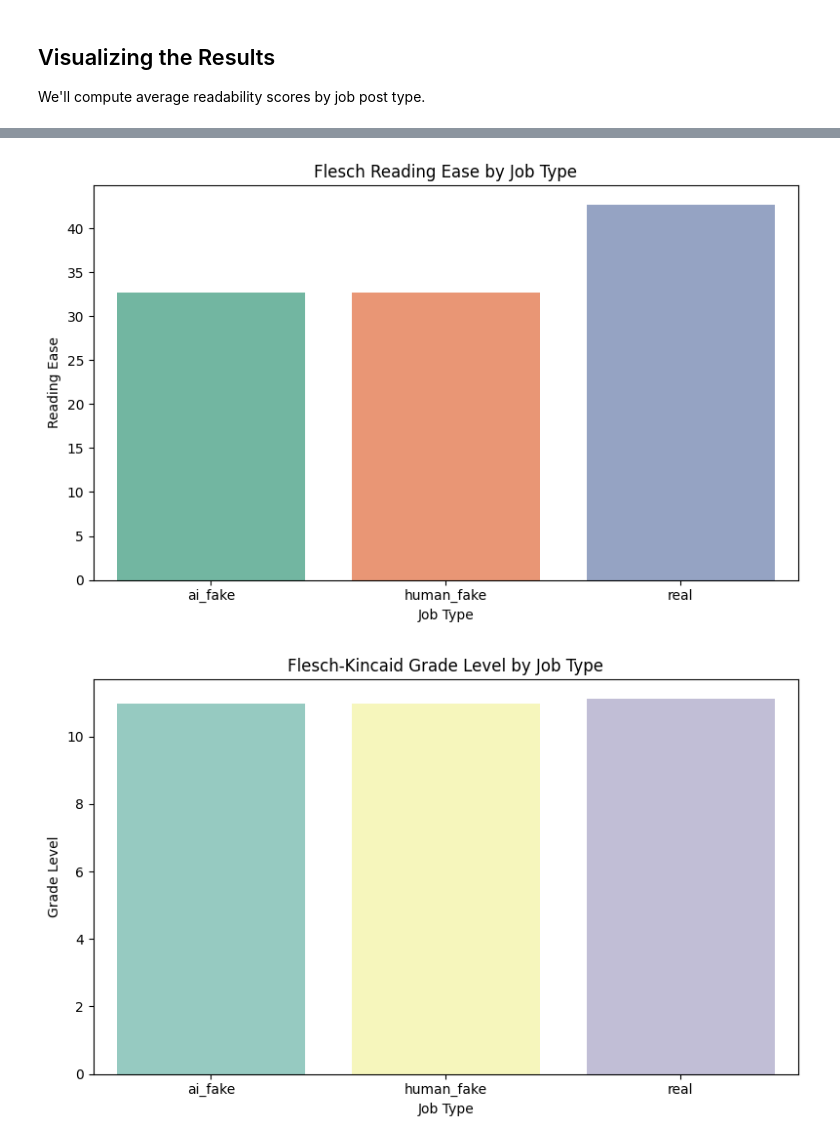
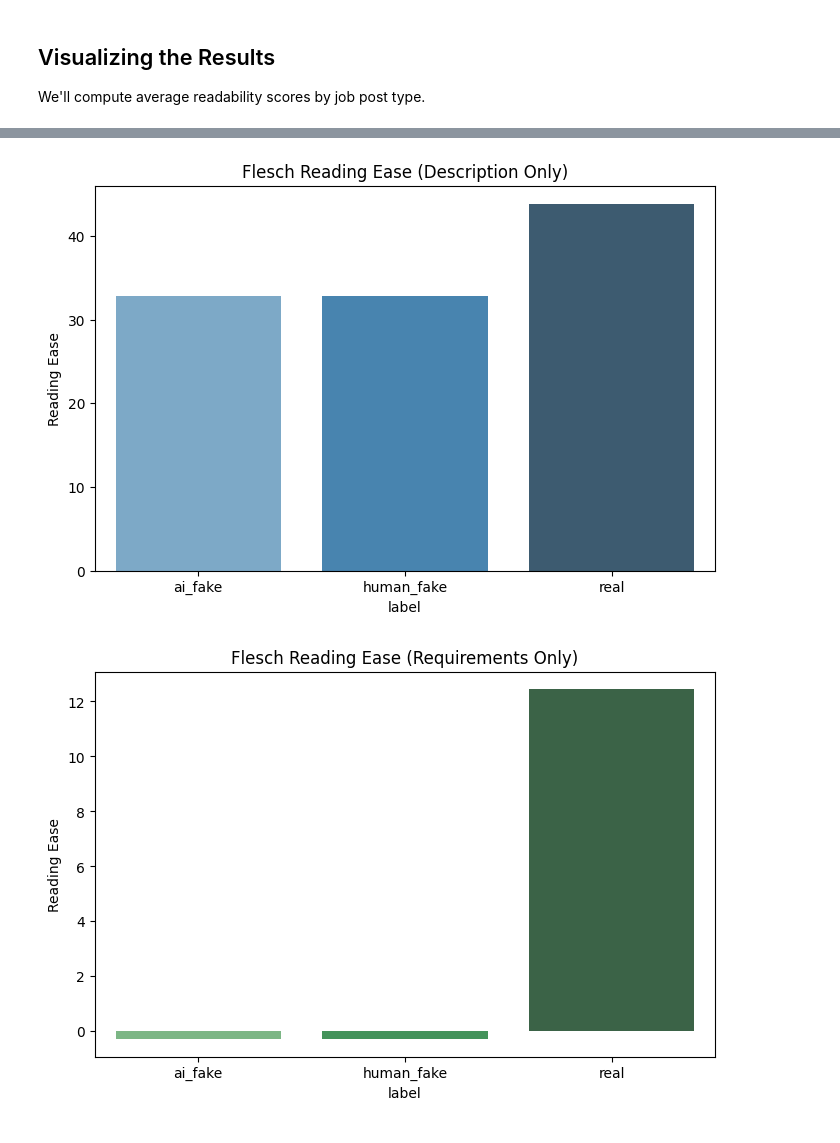
Before and after one commit to MIT-Emerging-Talent/ET6-CDSP-group-21-repo, a Jupyter notebook: 4_data_analysis/readability.ipynb, the cells around one changed output, grey strips where cells are left out. Cells and saved outputs as stored; diff of their text form; code cells hidden in the pictures.

```diff
--- a/4_data_analysis/readability.ipynb
+++ b/4_data_analysis/readability.ipynb
@@ -79,10 +74,18 @@ def safe_grade(text):
         return None
 
 
-# Apply scores
-data["flesch_reading_ease"] = data["combined_text"].apply(safe_flesch)
+# Apply readability scores
+data["desc_flesch"] = data["description"].apply(safe_flesch)
+data["desc_grade"] = data["description"].apply(safe_grade)
+data["req_flesch"] = data["requirements"].apply(safe_flesch)
+data["req_grade"] = data["requirements"].apply(safe_grade)
 
-data["flesch_kincaid_grade"] = data["combined_text"].apply(safe_grade)
+# Differences
+data["flesch_diff"] = data["desc_flesch"] - data["req_flesch"]
+data["grade_diff"] = data["desc_grade"] - data["req_grade"]
+data_clean = data.dropna(
+    subset=["desc_flesch", "req_flesch", "desc_grade", "req_grade"]
+)
 # %% [markdown]
 ## Visualizing the Results
 
@@ -98,33 +128,45 @@ readability_means = (
 # %%
+# Plotting the results
+
+# Description Flesch
 plt.figure(figsize=(8, 5))
 sns.barplot(
-    data=readability_means,
-    x="label",
-    y="flesch_reading_ease",
-    hue="label",  # Future-proofing
-    palette="Set2",
-    legend=False,
-)
-plt.title("Flesch Reading Ease by Job Type")
-plt.xlabel("Job Type")
+    data=avg_readability, x="label",
+    y="desc_flesch", hue="label",
+    palette="Blues_d", legend=False)
+plt.title("Flesch Reading Ease (Description Only)")
 plt.ylabel("Reading Ease")
-plt.tight_layout()
 plt.show()
 
+# Requirements Flesch
 plt.figure(figsize=(8, 5))
 sns.barplot(
-    data=readability_means,
-    x="label",
-    y="flesch_kincaid_grade",
-    hue="label",  # Future-proofing
-    palette="Set3",
-    legend=False,
-)
-plt.title("Flesch-Kincaid Grade Levelby Job Type")
-plt.xlabel("Job Type")
+    data=avg_readability, x="label",
+    y="req_flesch", hue="label",
+    palette="Greens_d", legend=False)
+plt.title("Flesch Reading Ease (Requirements Only)")
+plt.ylabel("Reading Ease")
+plt.show()
+
+# Description Grade
+plt.figure(figsize=(8, 5))
+sns.barplot(
+    data=avg_readability, x="label",
+    y="desc_grade", hue="label",
+    palette="Reds_d", legend=False)
+plt.title("Grade Level (Description)")
 plt.ylabel("Grade Level")
-plt.tight_layout()
 plt.show()
+
+# Requirements Grade
+plt.figure(figsize=(8, 5))
+sns.barplot(
+    data=avg_readability, x="label",
+    y="req_grade", hue="label",
+    palette="Purples_d", legend=False)
+plt.title("Grade Level (Requirements)")
+plt.ylabel("Grade Level")
+plt.show()
 # %% [output]
-[figure, old version]
+[figure, new version]
-[figure, old version]
+[figure, new version]
```
Also changed, not shown: parts of 10 cells of this notebook.
